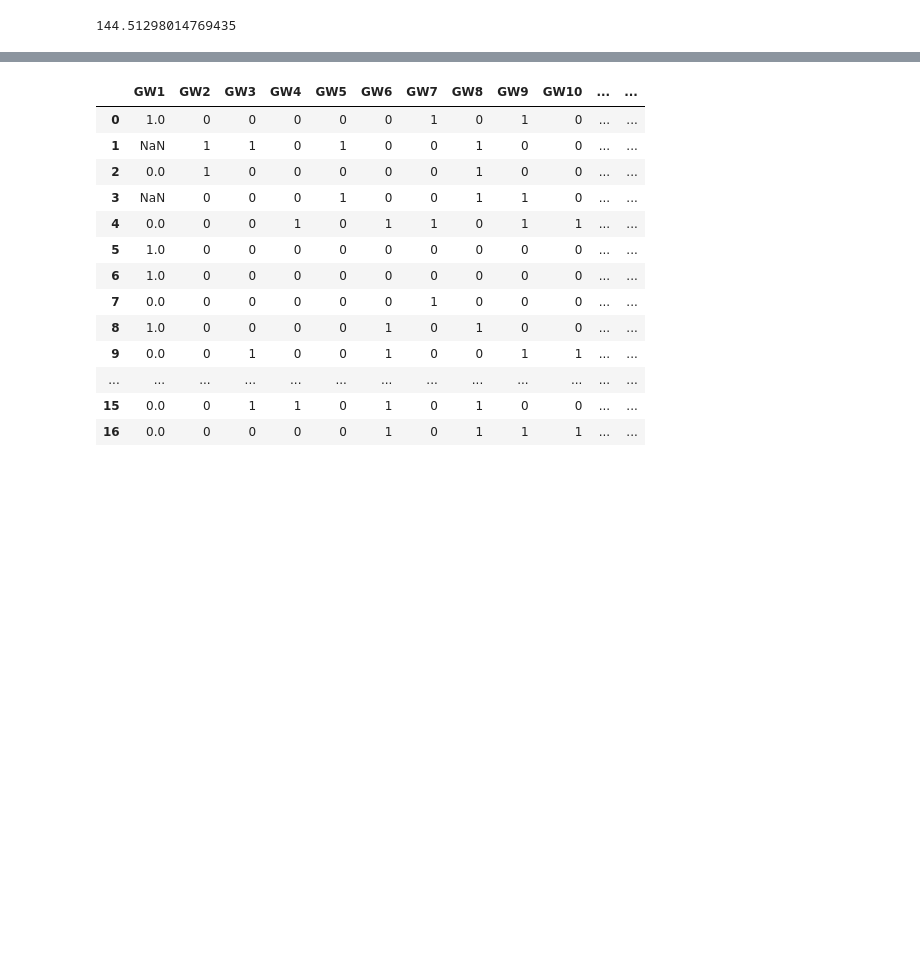
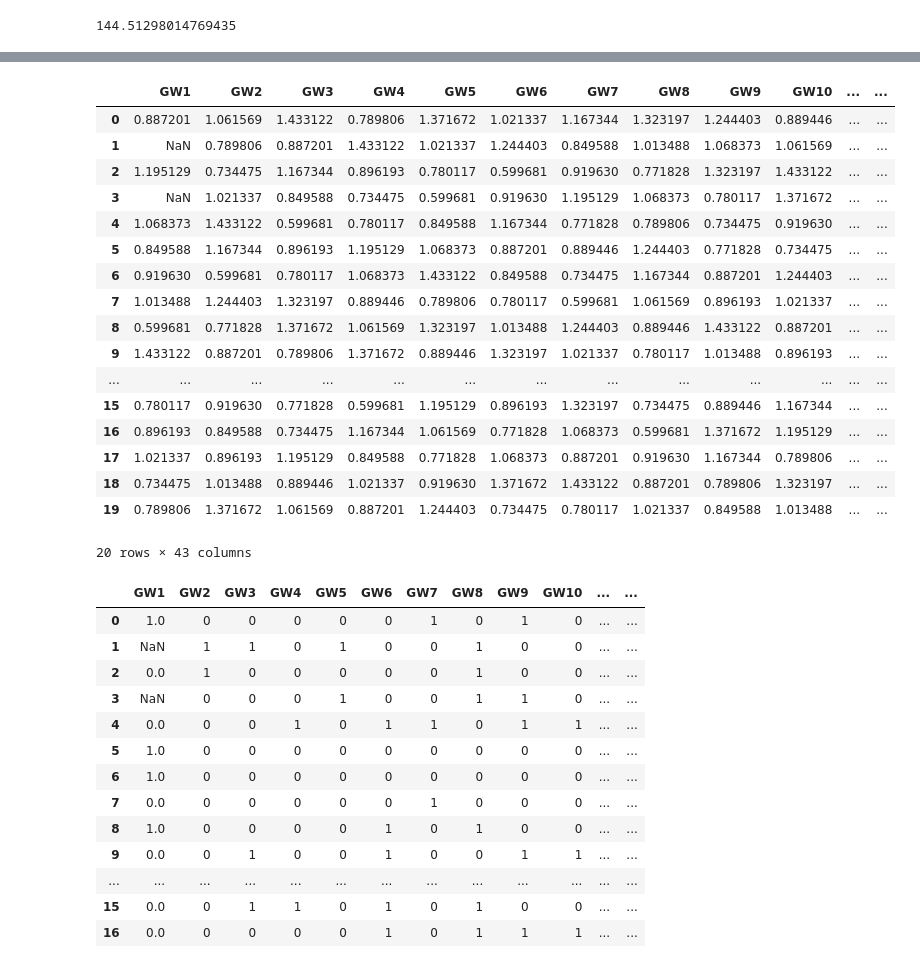
Before and after one commit to tikeve/tikeve.github.io, a Jupyter notebook: SKStat.ipynb, the cells around one changed output, grey strips where cells are left out. Cells and saved outputs as stored; diff of their text form; code cells hidden in the pictures; blank space fills up the shorter version.

```diff
--- a/SKStat.ipynb
+++ b/SKStat.ipynb
@@ -91,7 +91,9 @@ Teams = pd.read_csv('in/Teams.csv')
 TxG = del_empty_col(pd.read_csv('mid/FPL/TxG.csv'))
 TxGA = del_empty_col(pd.read_csv('mid/FPL/TxGA.csv'))
 TOxG = del_empty_col(pd.read_csv('mid/FPL/TOxG.csv'))
-Todc = pd.read_csv(Path('mid/FPL/Team_Attack_weight.csv'))
+TOxGA = del_empty_col(pd.read_csv('mid/FPL/TOxGA.csv'))
+TAw = pd.read_csv(Path('mid/FPL/Team_Attack_weight.csv'))
+TDw = pd.read_csv(Path('mid/FPL/Team_Defence_weight.csv'))
 TxOxG = pd.read_csv(Path('mid/FPL/TxOxG.csv'))
 
 Table = pd.read_csv(Path('in/Table_FPL.csv'))
@@ -282,3 +301,24 @@ array([15.18000511,  1.0167842 ])
+# %%
+TDw
+# %% [output]
+|  | GW1 | GW2 | GW3 | GW4 | GW5 | GW6 | GW7 | GW8 | GW9 | GW10 | ... | ... |
+| 0 | 0.887201 | 1.061569 | 1.433122 | 0.789806 | 1.371672 | 1.021337 | 1.167344 | 1.323197 | 1.244403 | 0.889446 | ... | ... |
+| 1 | NaN | 0.789806 | 0.887201 | 1.433122 | 1.021337 | 1.244403 | 0.849588 | 1.013488 | 1.068373 | 1.061569 | ... | ... |
+| 2 | 1.195129 | 0.734475 | 1.167344 | 0.896193 | 0.780117 | 0.599681 | 0.919630 | 0.771828 | 1.323197 | 1.433122 | ... | ... |
+| 3 | NaN | 1.021337 | 0.849588 | 0.734475 | 0.599681 | 0.919630 | 1.195129 | 1.068373 | 0.780117 | 1.371672 | ... | ... |
+| 4 | 1.068373 | 1.433122 | 0.599681 | 0.780117 | 0.849588 | 1.167344 | 0.771828 | 0.789806 | 0.734475 | 0.919630 | ... | ... |
+| 5 | 0.849588 | 1.167344 | 0.896193 | 1.195129 | 1.068373 | 0.887201 | 0.889446 | 1.244403 | 0.771828 | 0.734475 | ... | ... |
+| 6 | 0.919630 | 0.599681 | 0.780117 | 1.068373 | 1.433122 | 0.849588 | 0.734475 | 1.167344 | 0.887201 | 1.244403 | ... | ... |
+| 7 | 1.013488 | 1.244403 | 1.323197 | 0.889446 | 0.789806 | 0.780117 | 0.599681 | 1.061569 | 0.896193 | 1.021337 | ... | ... |
+| 8 | 0.599681 | 0.771828 | 1.371672 | 1.061569 | 1.323197 | 1.013488 | 1.244403 | 0.889446 | 1.433122 | 0.887201 | ... | ... |
+| 9 | 1.433122 | 0.887201 | 0.789806 | 1.371672 | 0.889446 | 1.323197 | 1.021337 | 0.780117 | 1.013488 | 0.896193 | ... | ... |
+| ... | ... | ... | ... | ... | ... | ... | ... | ... | ... | ... | ... | ... |
+| 15 | 0.780117 | 0.919630 | 0.771828 | 0.599681 | 1.195129 | 0.896193 | 1.323197 | 0.734475 | 0.889446 | 1.167344 | ... | ... |
+| 16 | 0.896193 | 0.849588 | 0.734475 | 1.167344 | 1.061569 | 0.771828 | 1.068373 | 0.599681 | 1.371672 | 1.195129 | ... | ... |
+| 17 | 1.021337 | 0.896193 | 1.195129 | 0.849588 | 0.771828 | 1.068373 | 0.887201 | 0.919630 | 1.167344 | 0.789806 | ... | ... |
+| 18 | 0.734475 | 1.013488 | 0.889446 | 1.021337 | 0.919630 | 1.371672 | 1.433122 | 0.887201 | 0.789806 | 1.323197 | ... | ... |
+| 19 | 0.789806 | 1.371672 | 1.061569 | 0.887201 | 1.244403 | 0.734475 | 0.780117 | 1.021337 | 0.849588 | 1.013488 | ... | ... |
+20 rows × 43 columns
 # %%
 # xScore = (GS, A, CS, GC, OG, PS, PM, YC, RC, S, B)
 # xScore = 6*E(GS) + 4*E(A) + 4*xCS - xF(GC) - 2*E(OG) + 5*(PS) - 2*E(PM) - E(YC) - 3*E(RC) + F(S) +  E(B)
```
Also changed, not shown: parts of 2 cells of this notebook, 1 other file.
